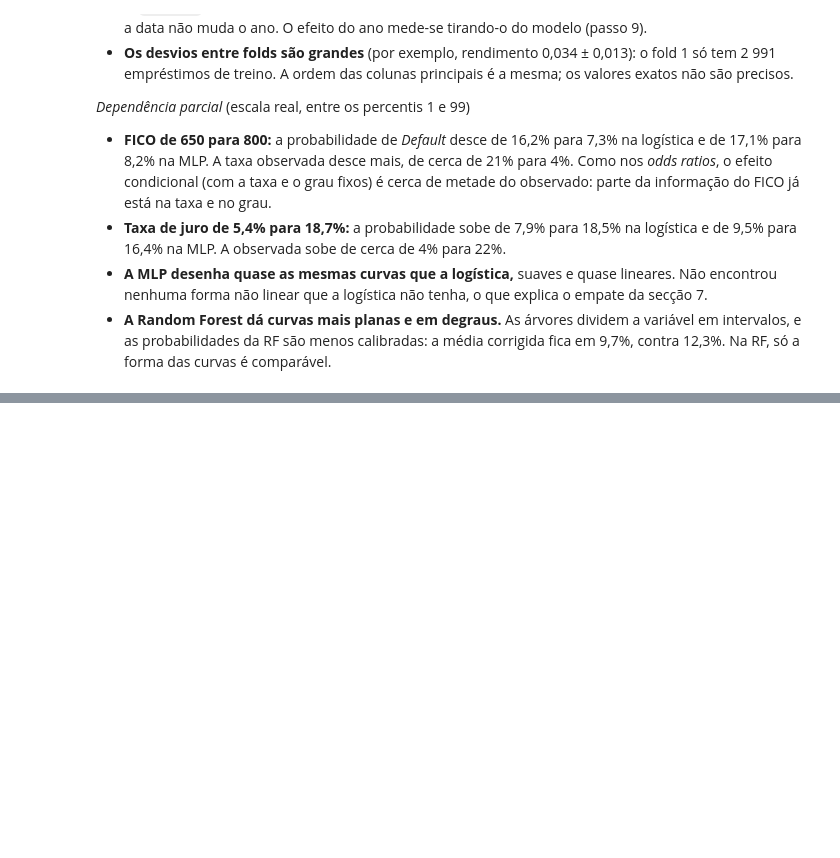
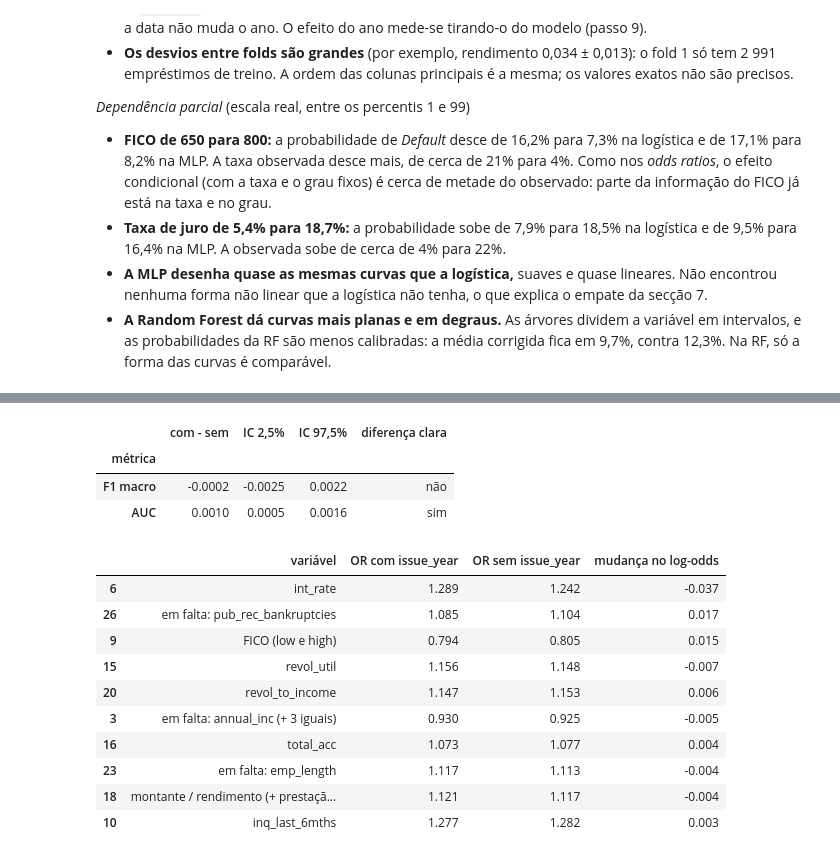
Before and after one commit to JoaoPSVieira/projeto-cd-lending-club, a Jupyter notebook: notebooks/04c_classificacao.ipynb, the cells around one changed output, grey strips where cells are left out. Drawn from its saved outputs; the diff is of its cells as text; code cells hidden in the pictures; blank space fills up the shorter version.

Commit message:
Classificação: regressão logística sem issue_year

```diff
--- a/notebooks/04c_classificacao.ipynb
+++ b/notebooks/04c_classificacao.ipynb
@@ -1736,0 +1816,51 @@ Taxa de Default do treino: 0.123
+# %%
+# Bootstrap emparelhado (1000 reamostragens): com issue_year menos sem issue_year
+scores_year = {}
+for variant, part in year_oof.groupby("variante", sort=False):
+    threshold, _ = best_threshold(part["y_true"], part["p_default"])
+    p, fold_ids = part["p_default"].to_numpy(), part["fold"].to_numpy()
+    scores_year[variant] = {"F1 macro": np.column_stack([(p >= threshold).astype(float), fold_ids]),
+                            "AUC": np.column_stack([p, fold_ids])}
+y_year = year_oof.loc[year_oof["variante"] == "com issue_year", "y_true"].eq("Default").to_numpy()
+rows = []
+for name, metric in [("F1 macro", fold_mean_f1), ("AUC", fold_mean_auc)]:
+    diff = paired_bootstrap_diff(metric, y_year, scores_year["com issue_year"][name],
+                                 scores_year["sem issue_year"][name], n_boot=1000)
+    rows.append({"métrica": name, "com - sem": diff["estimate"], "IC 2,5%": diff["low"], "IC 97,5%": diff["high"],
+                 "diferença clara": "sim" if diff["low"] > 0 or diff["high"] < 0 else "não"})
+pd.DataFrame(rows).set_index("métrica").round(4)
+# %% [output]
+|  | com - sem | IC 2,5% | IC 97,5% | diferença clara |
+| métrica |  |  |  |  |
+| F1 macro | -0.0002 | -0.0025 | 0.0022 | não |
+| AUC | 0.0010 | 0.0005 | 0.0016 | sim |
+# %%
+# O modelo final sem issue_year: que odds ratios mudam? (grupos de colunas da secção 8)
+no_year_spec = ModelSpec("Regressão logística sem issue_year", specs["Regressão logística"].factory,
+                         {key: [value] for key, value in logit_params.items()},
+                         drop_features=COLLINEAR_DROP + ("issue_year",))
+final_no_year = runner.refit(data, no_year_spec, cid=no_year_spec.configs()[0][0])
+no_year = final_no_year.steps[-1][1]
+beta_no_year = pd.Series(-no_year.coef_[0], index=no_year.feature_names_in_)
+rows = []
+for lead, members in groups.items():
+    if "issue_year" in members:
+        continue
+    with_effect = sum(sign[lead][c] * beta[c] for c in members)
+    without_effect = sum(sign[lead][c] * beta_no_year[c] for c in members)
+    rows.append({"variável": label(lead, members), "OR com issue_year": np.exp(with_effect),
+                 "OR sem issue_year": np.exp(without_effect), "mudança no log-odds": without_effect - with_effect})
+changes = pd.DataFrame(rows)
+changes.reindex(changes["mudança no log-odds"].abs().sort_values(ascending=False).index).head(10).round(3)
+# %% [output]
+|  | variável | OR com issue_year | OR sem issue_year | mudança no log-odds |
+| 6 | int_rate | 1.289 | 1.242 | -0.037 |
+| 26 | em falta: pub_rec_bankruptcies | 1.085 | 1.104 | 0.017 |
+| 9 | FICO (low e high) | 0.794 | 0.805 | 0.015 |
+| 15 | revol_util | 1.156 | 1.148 | -0.007 |
+| 20 | revol_to_income | 1.147 | 1.153 | 0.006 |
+| 3 | em falta: annual_inc (+ 3 iguais) | 0.930 | 0.925 | -0.005 |
+| 16 | total_acc | 1.073 | 1.077 | 0.004 |
+| 23 | em falta: emp_length | 1.117 | 1.113 | -0.004 |
+| 18 | montante / rendimento (+ prestaçã... | 1.121 | 1.117 | -0.004 |
+| 10 | inq_last_6mths | 1.277 | 1.282 | 0.003 |
```
Also changed, not shown: parts of 5 cells of this notebook.
